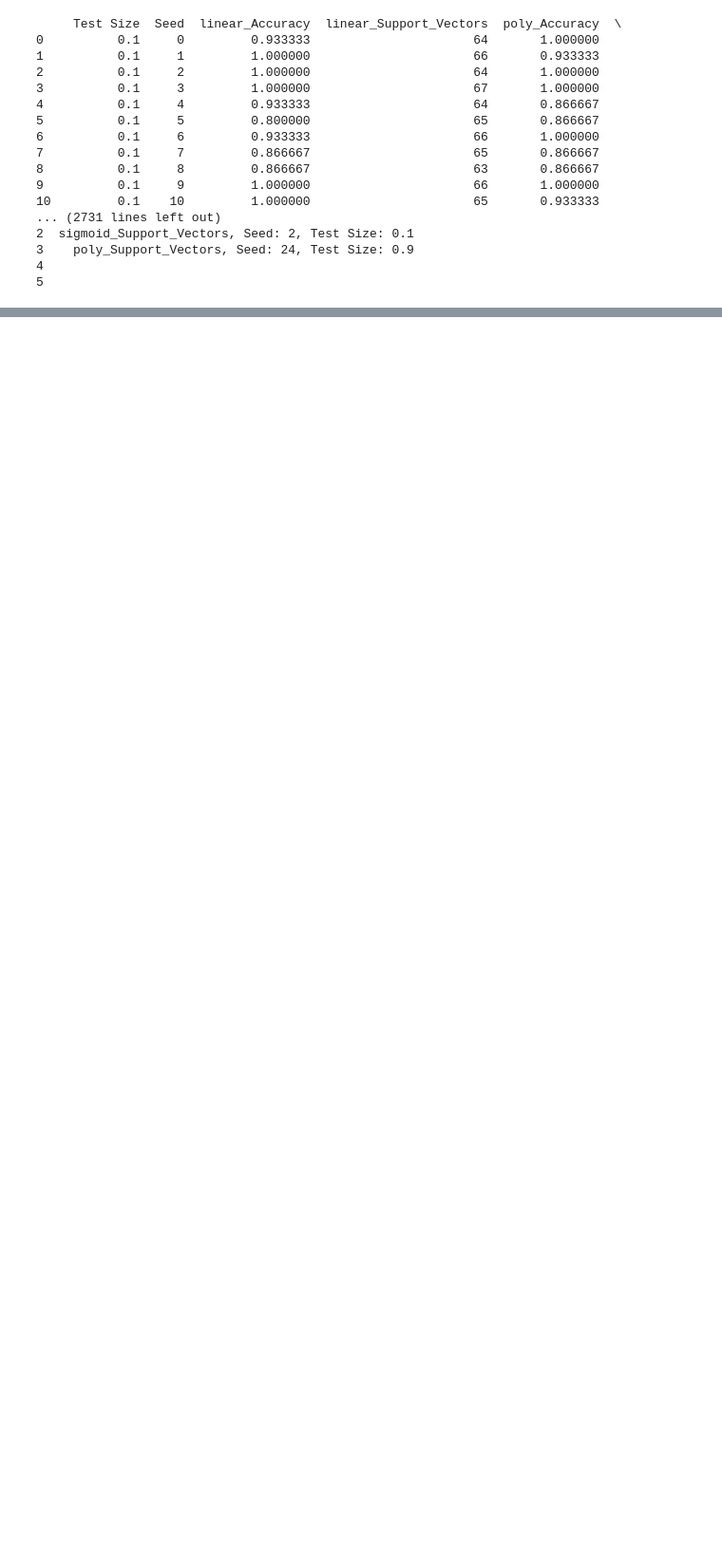
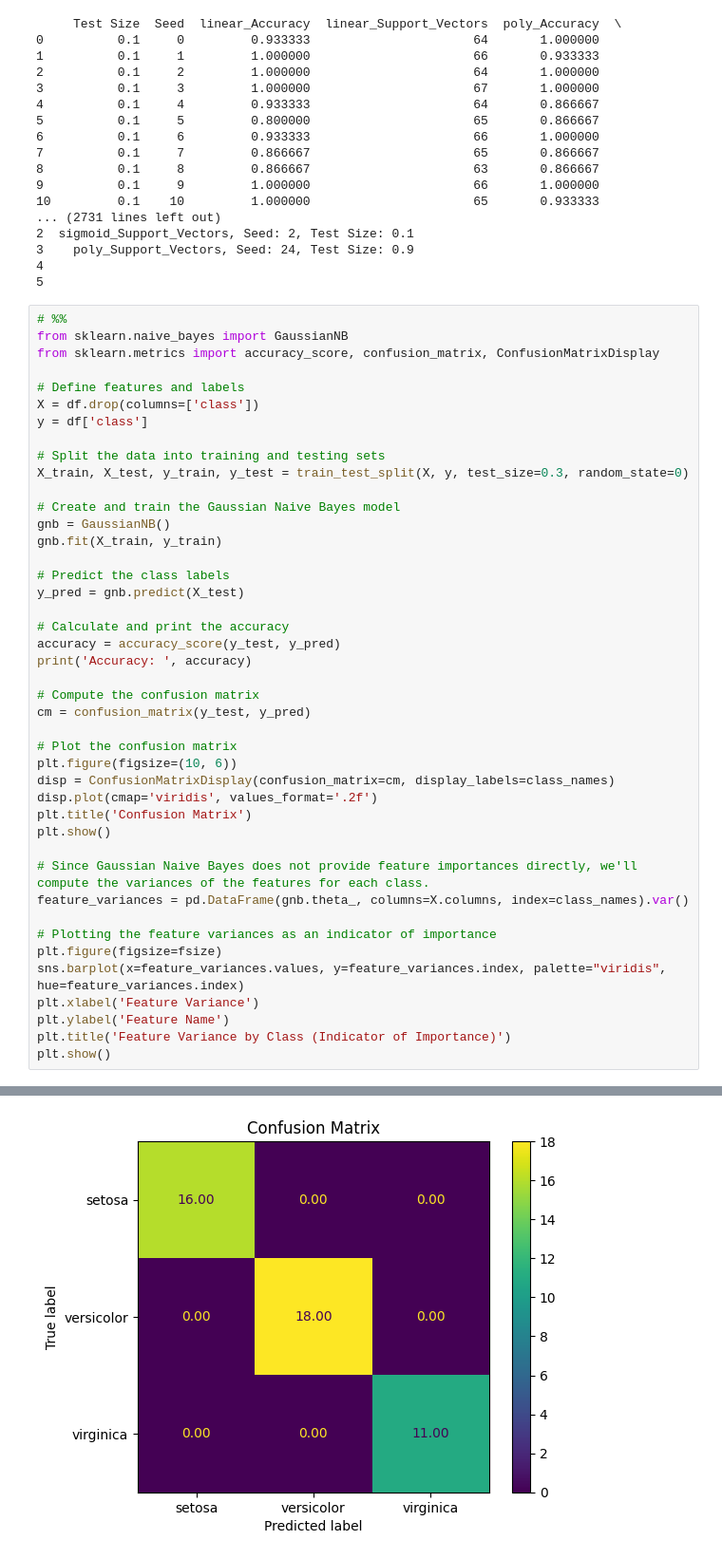
Before and after one commit to AvaAvarai/DataAnalysisNotebook, a Jupyter notebook: data_analysis.ipynb, the cells around one changed output, grey strips where cells are left out. Shown at 95% size. Drawn from its saved outputs; the diff is of its cells as text; blank space fills up the shorter version.

```diff
--- a/data_analysis.ipynb
+++ b/data_analysis.ipynb
@@ -474,3 +474,47 @@ print(summary_df)
 3    poly_Support_Vectors, Seed: 24, Test Size: 0.9
 4
 5
+# %%
+# %%
+from sklearn.naive_bayes import GaussianNB
+from sklearn.metrics import accuracy_score, confusion_matrix, ConfusionMatrixDisplay
+
+# Define features and labels
+X = df.drop(columns=['class'])
+y = df['class']
+
+# Split the data into training and testing sets
+X_train, X_test, y_train, y_test = train_test_split(X, y, test_size=0.3, random_state=0)
+
+# Create and train the Gaussian Naive Bayes model
+gnb = GaussianNB()
+gnb.fit(X_train, y_train)
+
+# Predict the class labels
+y_pred = gnb.predict(X_test)
+
+# Calculate and print the accuracy
+accuracy = accuracy_score(y_test, y_pred)
+print('Accuracy: ', accuracy)
+
+# Compute the confusion matrix
+cm = confusion_matrix(y_test, y_pred)
+
+# Plot the confusion matrix
+plt.figure(figsize=(10, 6))
+disp = ConfusionMatrixDisplay(confusion_matrix=cm, display_labels=class_names)
+disp.plot(cmap='viridis', values_format='.2f')
+plt.title('Confusion Matrix')
+plt.show()
+
+# Since Gaussian Naive Bayes does not provide feature importances directly, we'll compute the variances of the features for each class.
+feature_variances = pd.DataFrame(gnb.theta_, columns=X.columns, index=class_names).var()
+
+# Plotting the feature variances as an indicator of importance
+plt.figure(figsize=fsize)
+sns.barplot(x=feature_variances.values, y=feature_variances.index, palette="viridis", hue=feature_variances.index)
+plt.xlabel('Feature Variance')
+plt.ylabel('Feature Name')
+plt.title('Feature Variance by Class (Indicator of Importance)')
+plt.show()
+# %% [output]
@@ -476,0 +523 @@ print(summary_df)
+[figure, added]
```
Also changed, not shown: parts of 1 cell of this notebook, 1 other file.
